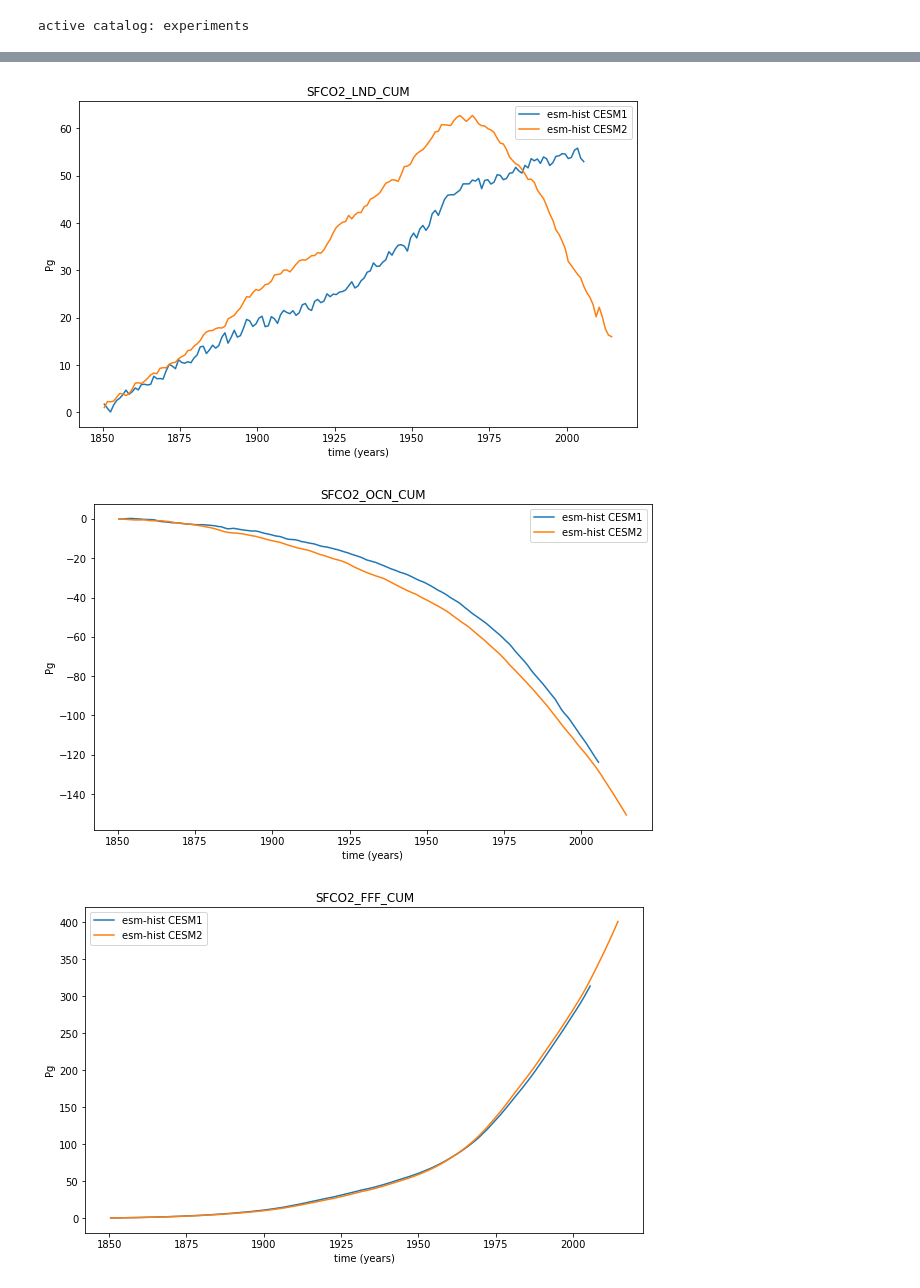
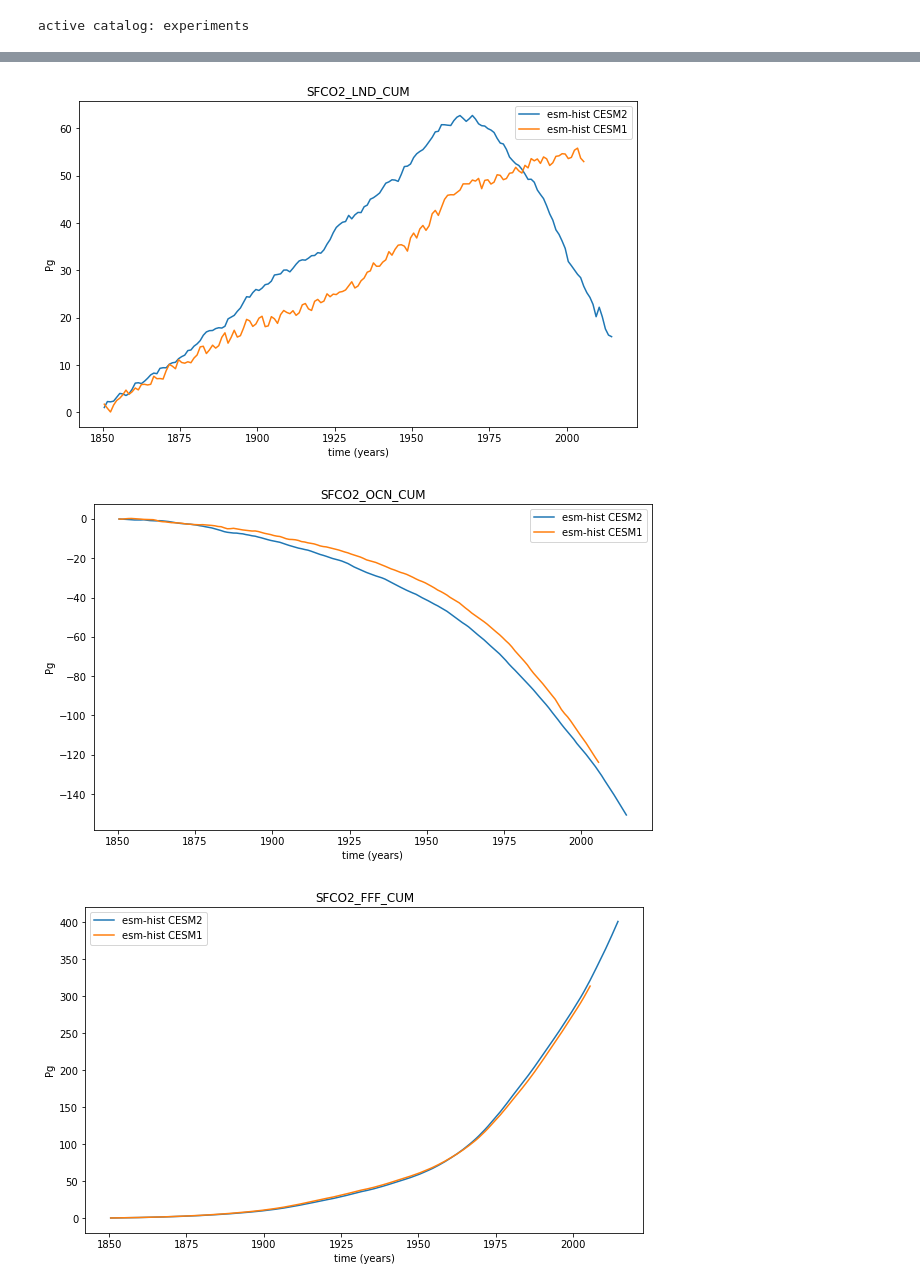
Before and after one commit to klindsay28/CESM2_coup_carb_cycle_JAMES, a Jupyter notebook: Cinv_esm-hist.ipynb, the cells around one changed output, grey strips where cells are left out. Saved outputs shown, nothing was run; the diff lists cells and outputs as text; code cells hidden in the pictures.

Commit message:
change order of line in Cinv_esm-hist.ipynb

```diff
--- a/Cinv_esm-hist.ipynb
+++ b/Cinv_esm-hist.ipynb
@@ -69,15 +69,15 @@ for ds in [esm_hist_cmip5_ann, esm_hist_ann]:
         da.attrs['units'] = 'Pg'
         ds[da.name] = da
 # %%
-ds_list = [esm_hist_cmip5_ann, esm_hist_ann]
-legend_list = ['esm-hist CESM1', 'esm-hist CESM2']
+ds_list = [esm_hist_ann, esm_hist_cmip5_ann]
+legend_list = ['esm-hist CESM2', 'esm-hist CESM1']
 varname = 'SFCO2_LND_CUM'
 tseries_mod.tseries_plot_1var(varname, ds_list, legend_list, varname, region_val='Global')
 varname = 'SFCO2_OCN_CUM'
 tseries_mod.tseries_plot_1var(varname, ds_list, legend_list, varname, region_val='Global')
 varname = 'SFCO2_FFF_CUM'
 tseries_mod.tseries_plot_1var(varname, ds_list, legend_list, varname, region_val='Global')
 # %% [output]
-[figure, old version]
+[figure, new version]
-[figure, old version]
+[figure, new version]
-[figure, old version]
+[figure, new version]
```
Also changed, not shown: parts of 2 cells of this notebook.
